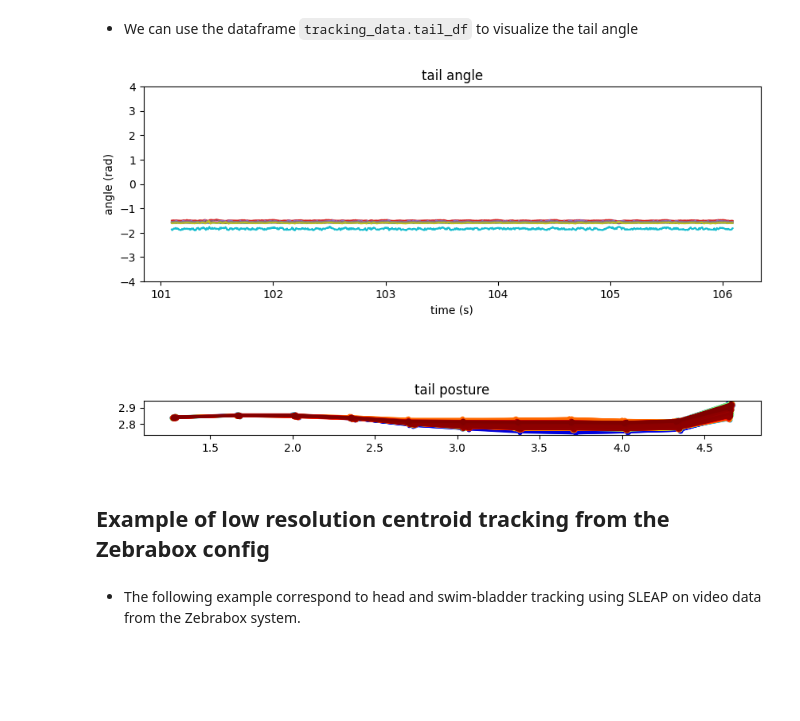
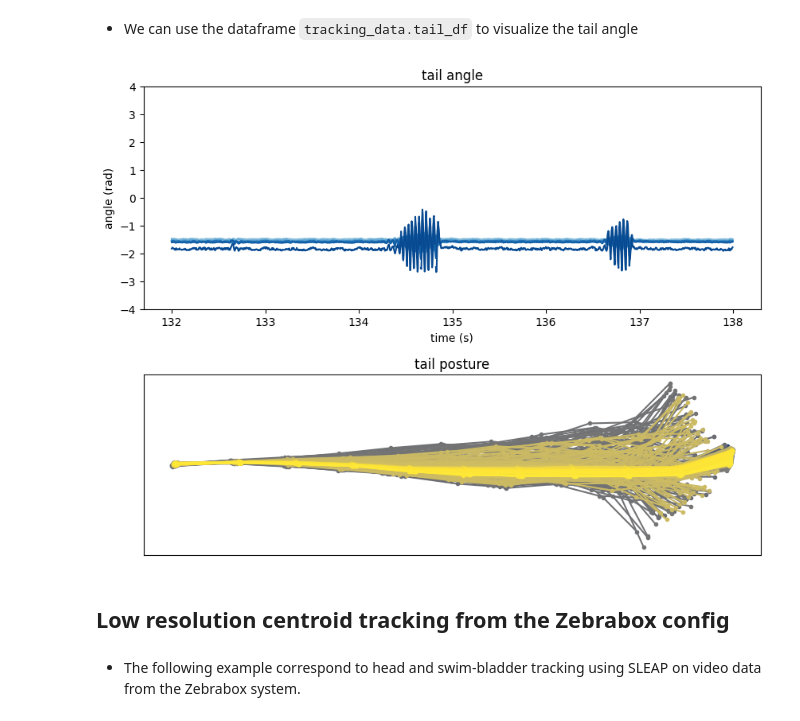
Before and after one commit to orger-lab/megabouts, a Jupyter notebook: docs/source/notebooks/Loading_Data.ipynb, the cells around one changed output. Drawn from its saved outputs; the diff is of its cells as text; code cells hidden in the pictures; blank space fills up the shorter version.

```diff
--- a/docs/source/notebooks/Loading_Data.ipynb
+++ b/docs/source/notebooks/Loading_Data.ipynb
@@ -145,23 +219,26 @@ tracking_data = TailTrackingData.from_keypoints(tail_x = tail_x,
 * We can use the dataframe `tracking_data.tail_df` to visualize the tail angle
 # %%
 t = np.arange(tracking_data.T)/tracking_cfg.fps
-IdSt = np.random.randint(tracking_data.T)
-Duration = 5*tracking_cfg.fps
+IdSt = 33000#np.random.randint(tracking_data.T)
+Duration = 6*tracking_cfg.fps
 
-fig,ax = plt.subplots(2,1,figsize=(10,7),height_ratios=[1,1])
+fig,ax = plt.subplots(2,1,figsize=(10,8),height_ratios=[1,1])
+ax[0].set_prop_cycle(blue_cycler)
 ax[0].plot(t[IdSt:IdSt+Duration],tracking_data.tail_df.iloc[IdSt:IdSt+Duration,:])
 ax[0].set(title='tail angle', ylim=[-4,4], xlabel='time (s)',ylabel ='angle (rad)')
 
-cmap = plt.get_cmap('jet')
+cmap = plt.get_cmap('cividis')
 for i in range(IdSt,IdSt+Duration):
     ax[1].plot(tracking_data._tail_y[i,:],tracking_data._tail_x[i,:],'.-',color = cmap((i-IdSt)/Duration))
 ax[1].set(title='tail posture',aspect='equal')
+ax[1].tick_params(which='both', bottom=False, left=False, labelbottom=False, labelleft=False)
+[axis.spines[['right', 'top']].set_visible(False) for axis in [ax[0], ax[1]]]
 
 plt.show()
 # %% [output]
-[figure, old version]
+[figure, new version]
 # %% [markdown]
-## Example of low resolution centroid tracking from the Zebrabox config
+## Low resolution centroid tracking from the Zebrabox config
 # %% [markdown]
 * The following example correspond to head and swim-bladder tracking using SLEAP on video data from the Zebrabox system.
 # %%
```
Also changed, not shown: parts of 10 cells of this notebook, 2 other files.
